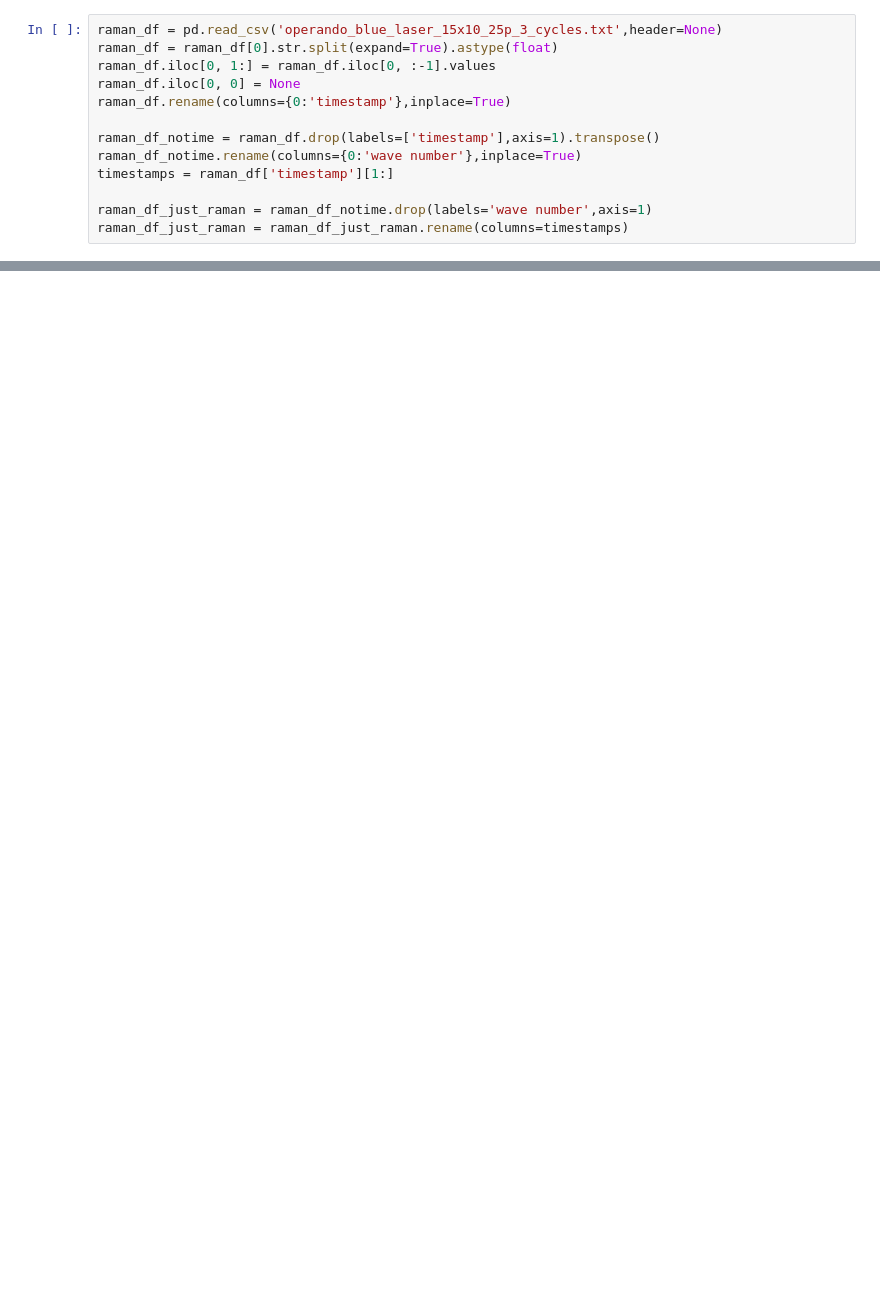
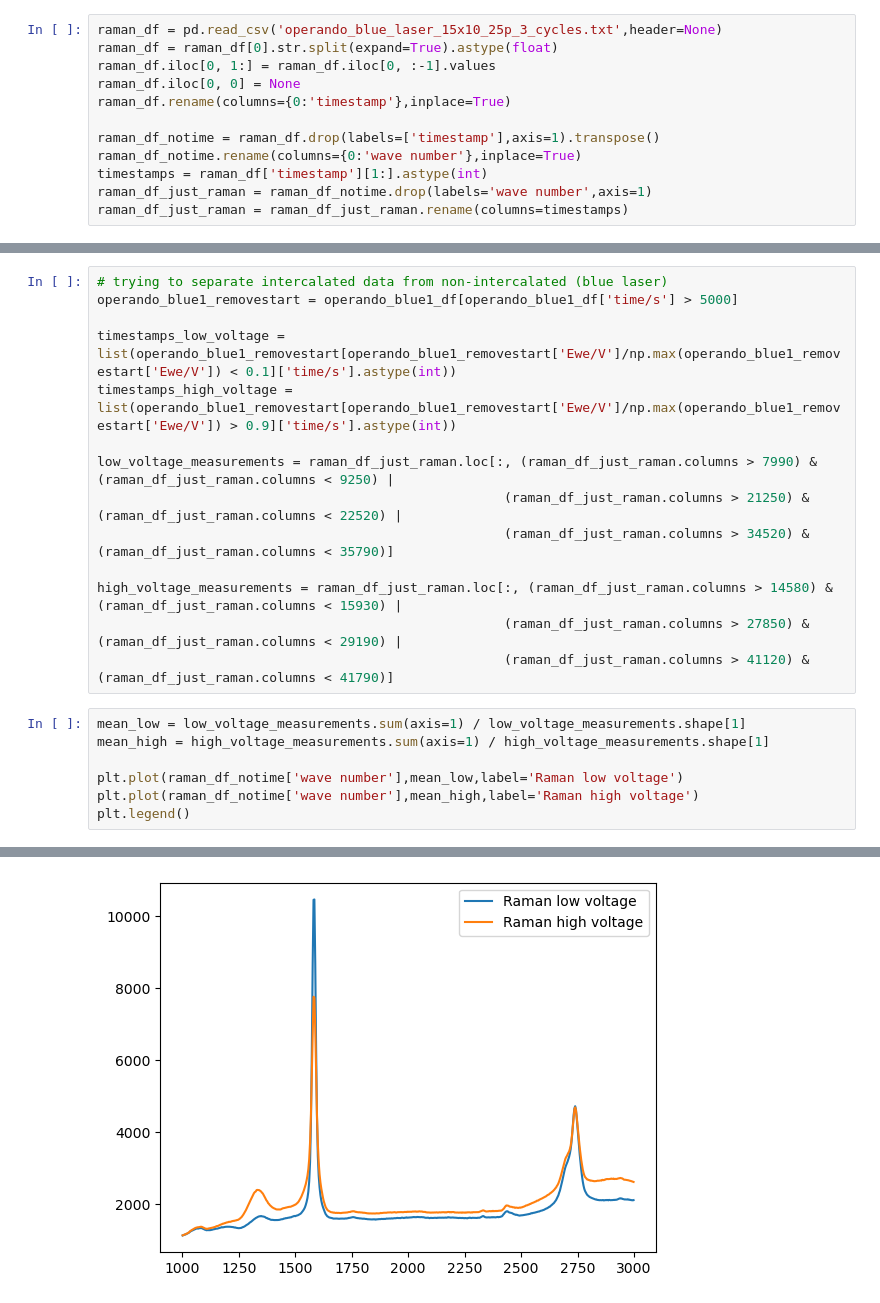
Before and after one commit to larven98/expfys3, a Jupyter notebook: background_ramanpeak_stuff.ipynb, the cells around one changed output, grey strips where cells are left out. Cells and saved outputs as stored; diff of their text form; blank space fills up the shorter version.

```diff
--- a/background_ramanpeak_stuff.ipynb
+++ b/background_ramanpeak_stuff.ipynb
@@ -11,7 +12,6 @@ raman_df.rename(columns={0:'timestamp'},inplace=True)
 
 raman_df_notime = raman_df.drop(labels=['timestamp'],axis=1).transpose()
 raman_df_notime.rename(columns={0:'wave number'},inplace=True)
-timestamps = raman_df['timestamp'][1:]
-
+timestamps = raman_df['timestamp'][1:].astype(int)
 raman_df_just_raman = raman_df_notime.drop(labels='wave number',axis=1)
 raman_df_just_raman = raman_df_just_raman.rename(columns=timestamps)
@@ -41,0 +75,22 @@ corrected4 = raman_df_notime[1] - corr4[0]
+# %%
+# trying to separate intercalated data from non-intercalated (blue laser)
+operando_blue1_removestart = operando_blue1_df[operando_blue1_df['time/s'] > 5000]
+
+timestamps_low_voltage = list(operando_blue1_removestart[operando_blue1_removestart['Ewe/V']/np.max(operando_blue1_removestart['Ewe/V']) < 0.1]['time/s'].astype(int))
+timestamps_high_voltage = list(operando_blue1_removestart[operando_blue1_removestart['Ewe/V']/np.max(operando_blue1_removestart['Ewe/V']) > 0.9]['time/s'].astype(int))
+
+low_voltage_measurements = raman_df_just_raman.loc[:, (raman_df_just_raman.columns > 7990) & (raman_df_just_raman.columns < 9250) |
+                                                    (raman_df_just_raman.columns > 21250) & (raman_df_just_raman.columns < 22520) |
+                                                    (raman_df_just_raman.columns > 34520) & (raman_df_just_raman.columns < 35790)]
+
+high_voltage_measurements = raman_df_just_raman.loc[:, (raman_df_just_raman.columns > 14580) & (raman_df_just_raman.columns < 15930) |
+                                                    (raman_df_just_raman.columns > 27850) & (raman_df_just_raman.columns < 29190) |
+                                                    (raman_df_just_raman.columns > 41120) & (raman_df_just_raman.columns < 41790)]
+# %%
+mean_low = low_voltage_measurements.sum(axis=1) / low_voltage_measurements.shape[1]
+mean_high = high_voltage_measurements.sum(axis=1) / high_voltage_measurements.shape[1]
+
+plt.plot(raman_df_notime['wave number'],mean_low,label='Raman low voltage')
+plt.plot(raman_df_notime['wave number'],mean_high,label='Raman high voltage')
+plt.legend()
+# %% [output]
@@ -41,0 +98 @@ corrected4 = raman_df_notime[1] - corr4[0]
+[figure, added]
```
Also changed, not shown: parts of 13 cells of this notebook.
